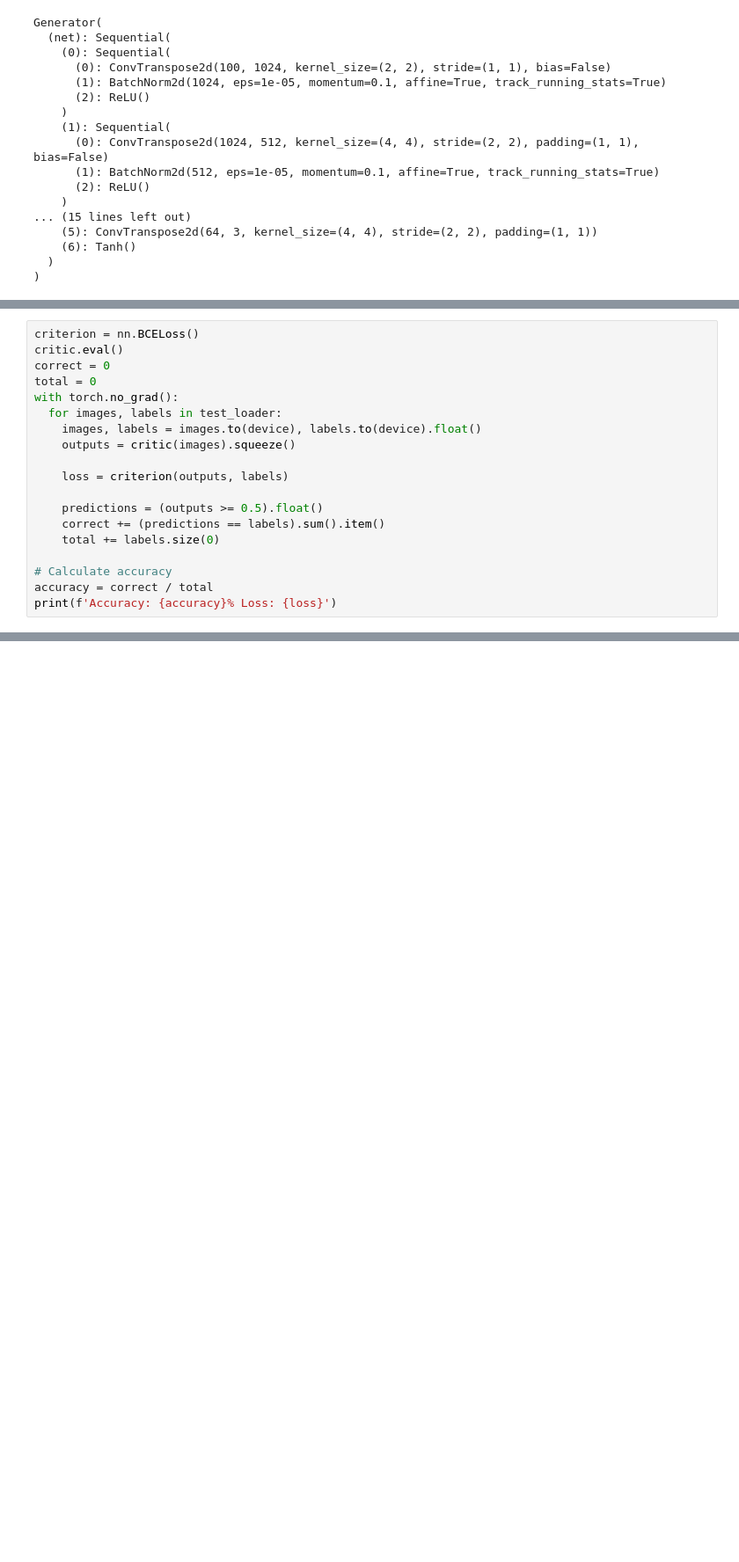
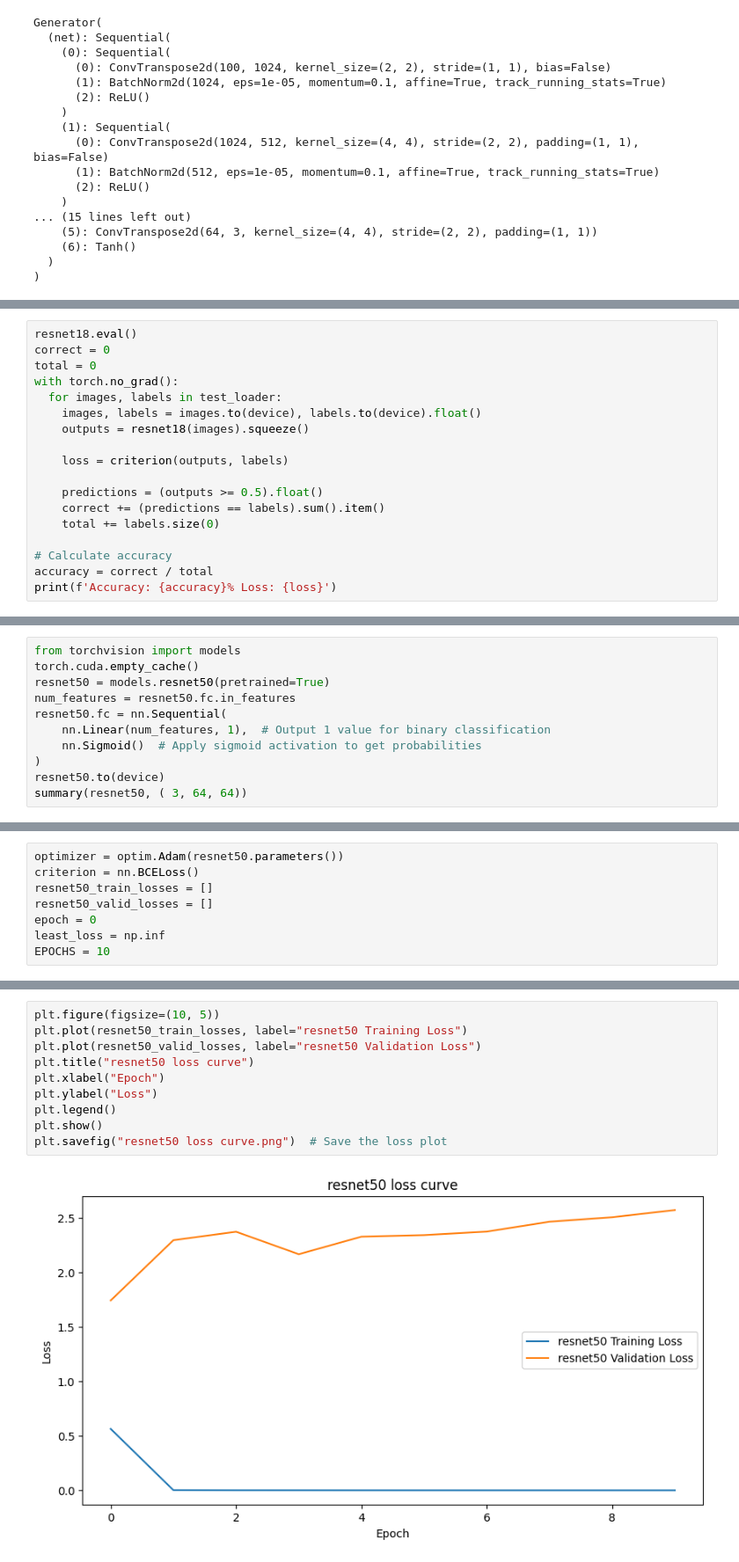
Before and after one commit to sanyamjain0315/generated-image-detection, a Jupyter notebook: WGAN.ipynb, the cells around one changed output, grey strips where cells are left out. Shown at 88% size. Drawn from its saved outputs; the diff is of its cells as text; blank space fills up the shorter version.

```diff
--- a/WGAN.ipynb
+++ b/WGAN.ipynb
@@ -669,12 +696,11 @@ Estimated Total Size (MB): 45.00
 # %%
-criterion = nn.BCELoss()
-critic.eval()
+resnet18.eval()
 correct = 0
 total = 0
 with torch.no_grad():
   for images, labels in test_loader:
     images, labels = images.to(device), labels.to(device).float()
-    outputs = critic(images).squeeze()
+    outputs = resnet18(images).squeeze()
 
     loss = criterion(outputs, labels)
 
@@ -689,0 +718,11 @@ Accuracy: 0.4951% Loss: 3.2170722484588623
+# %%
+from torchvision import models
+torch.cuda.empty_cache()
+resnet50 = models.resnet50(pretrained=True)
+num_features = resnet50.fc.in_features
+resnet50.fc = nn.Sequential(
+    nn.Linear(num_features, 1),  # Output 1 value for binary classification
+    nn.Sigmoid()  # Apply sigmoid activation to get probabilities
+)
+resnet50.to(device)
+summary(resnet50, ( 3, 64, 64))
@@ -689,0 +747,8 @@ Accuracy: 0.4951% Loss: 3.2170722484588623
+# %%
+optimizer = optim.Adam(resnet50.parameters())
+criterion = nn.BCELoss()
+resnet50_train_losses = []
+resnet50_valid_losses = []
+epoch = 0
+least_loss = np.inf
+EPOCHS = 10
@@ -689,0 +823,12 @@ Accuracy: 0.4951% Loss: 3.2170722484588623
+# %%
+plt.figure(figsize=(10, 5))
+plt.plot(resnet50_train_losses, label="resnet50 Training Loss")
+plt.plot(resnet50_valid_losses, label="resnet50 Validation Loss")
+plt.title("resnet50 loss curve")
+plt.xlabel("Epoch")
+plt.ylabel("Loss")
+plt.legend()
+plt.show()
+plt.savefig("resnet50 loss curve.png")  # Save the loss plot
+# %% [output]
+[figure, added]
```
Also changed, not shown: parts of 40 cells of this notebook, 8 other files.
